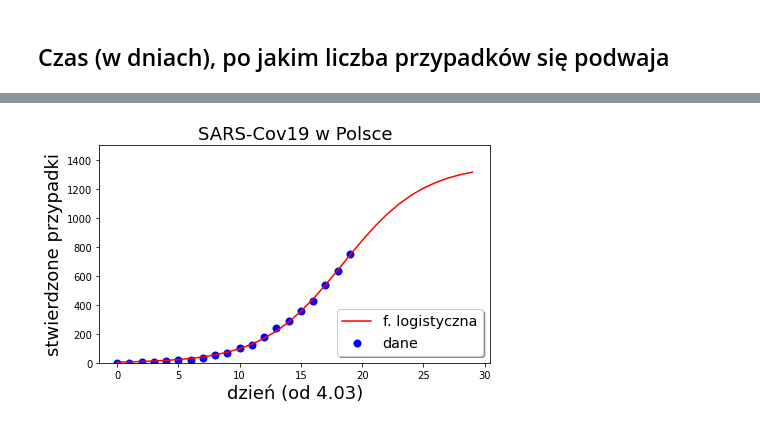
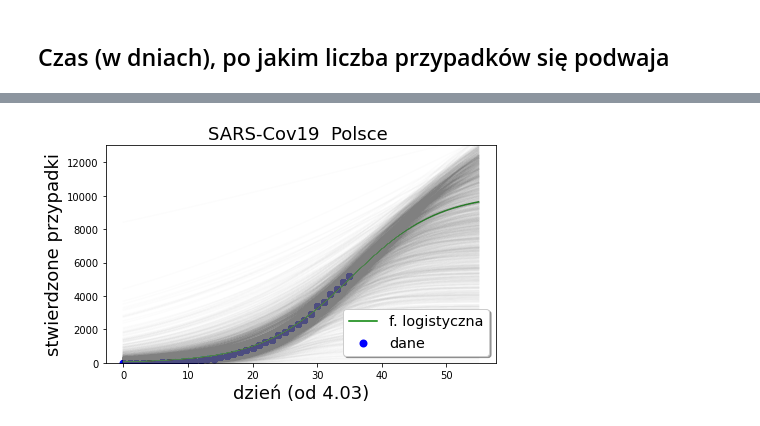
Before and after one commit to marcinwolter/MyRepo, a Jupyter notebook: cov_19.ipynb, the cells around one changed output, grey strips where cells are left out. Cells and saved outputs as stored; diff of their text form; code cells hidden in the pictures.

```diff
--- a/cov_19.ipynb
+++ b/cov_19.ipynb
@@ -12,3 +13,3 @@ Dane z https://en.wikipedia.org/wiki/2020_coronavirus_pandemic_in_Poland
 # %%
 # PL
-pol= [1, 1, 5, 6, 11, 17, 22, 31, 51, 68, 104, 125, 177, 238, 287, 355, 425, 536, 634, 749]
+poland= [1,1,5,5,11,16,22,31,49,68,103,119,177,238,251,355,425,536,634,749,901,1051,1221,1389,1638,1862,2055,2311,2554,2946,3383,3627,4102,4413,4848,5205]
@@ -92,5 +109,6 @@ def fu(t, N, k, t0):
 # %%
-popt, pcov = curve_fit(fu, dz, pol, p0=(30000, -0.5, -0.5), bounds=((30, -1,-10), (90000., 1.,10)))
+popt, pcov = curve_fit(fu, dz, pol,  p0=(30000, -0.5, -0.5), bounds=((30, -1,-10), (150000., 1.,30)))
 # , bounds=((30000, -3,-50), (90000., 3.,50))
-popt
+print(popt)
+print(pcov)
 # %% [output]
@@ -97,0 +119,17 @@ array([ 1.36808374e+03,  5.51648848e-01, -4.29407968e+00])
+# %%
+
+print(popt)
+
+# Create mask (boolean array) of values outside of your exclusion region
+dpol = np.array(dpol)
+day = np.array(day)
+mask = (dpol > 150)
+print(dpol)
+print(dpol[mask])
+print(day)
+print(day[mask])
+
+popt_prime, pcov_prime = curve_fit(fu_prime, day[mask], dpol[mask], sigma=np.sqrt(dpol[mask]),  p0=popt, bounds=((0.8*popt[0], -1,-20), (1.2*popt[0], 1.,20)))
+# , bounds=((30000, -3,-50), (90000., 3.,50))
+print(popt_prime)
+print(pcov_prime)
@@ -98,22 +178,35 @@ array([ 1.36808374e+03,  5.51648848e-01, -4.29407968e+00])
 # %%
 fig=plt.figure(figsize=(7,4))
 # plt.yscale('log')
 
 plt.scatter(dz, pol, color='blue', lw=2,label='dane')
 plt.xlabel('dzień (od 4.03)',fontsize=18)
 plt.ylabel('stwierdzone przypadki',fontsize=18)
-plt.title('SARS-Cov19 w Polsce',fontsize=18)
+plt.title('SARS-Cov19 '+text,fontsize=18)
 
-ra=[i for i in range(0,30)]
+ra=[i for i in range(0,len(pol)+20)]
 
-plt.plot(ra, fu(ra, *popt),'r-',label='f. logistyczna')
+#plt.plot(ra, fu(ra, *popt),'r-',label='f. logistyczna')
+plt.plot(ra, fu(ra, *popt_prime),'green',label='f. logistyczna')
 plt.legend(loc='lower right', shadow=True, fontsize='x-large')
 
 x1,x2,y1,y2 = plt.axis()
 
-plt.axis((x1,x2,0,1500))
+plt.axis((x1,x2,0,maxplot*max(pol)))
+
+
+# Now we plot the distribution of possible functions
+N = 2000
+#prand = np.random.multivariate_normal(popt, pcov, N).T
+prand_prime = np.random.multivariate_normal(popt_prime, pcov_prime, N).T
+
+for i in range(0, N):
+    aux = prand[:i]
+    #plt.plot(ra, fu(ra,prand[0][i],prand[1][i],prand[2][i]), '-', color='gray', alpha=0.02)
+    plt.plot(ra, fu(ra,prand_prime[0][i],prand_prime[1][i],prand_prime[2][i]), '-', color='gray', alpha=0.02)
+
 
 plt.show()
 fig.savefig("fit_PL.jpg",bbox_inches="tight");
 # %% [output]
-[figure, old version]
+[figure, new version]
```
Also changed, not shown: parts of 19 cells of this notebook.
